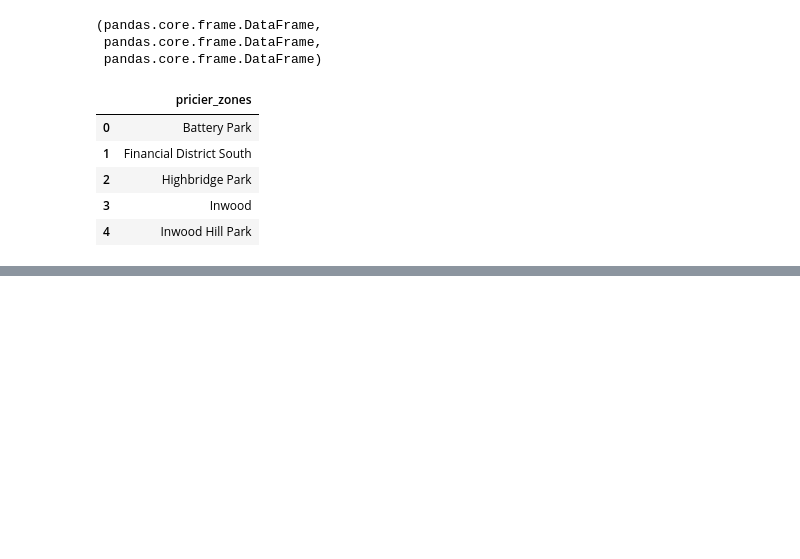
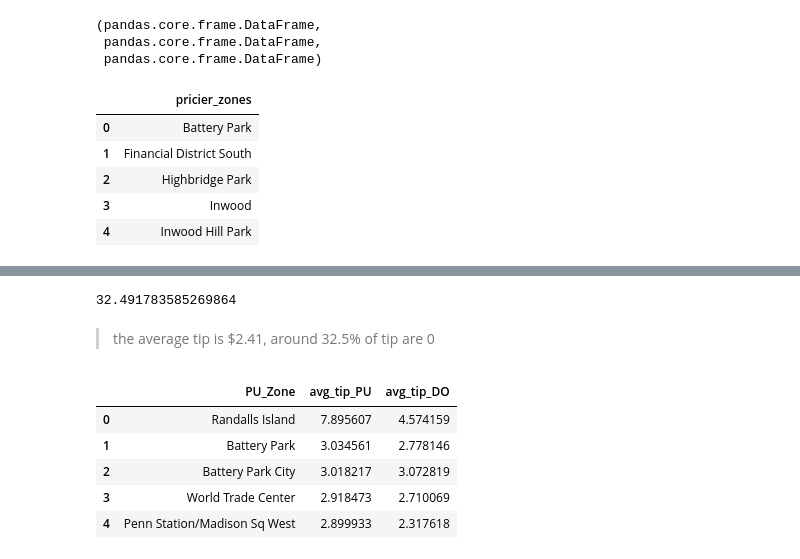
Before and after one commit to jjen1/nyc-taxis-trends, a Jupyter notebook: notebooks/yellow_taxis_eda.ipynb, the cells around one changed output, grey strips where cells are left out. Cells and saved outputs as stored; diff of their text form; code cells hidden in the pictures; blank space fills up the shorter version.

```diff
--- a/notebooks/yellow_taxis_eda.ipynb
+++ b/notebooks/yellow_taxis_eda.ipynb
@@ -930,8 +929,7 @@ borough_fares[['PU_Borough', 'DO_Borough', 'average_fare', 'overall_avg_fare','f
     * **avg_zones**: zones with fares between the 25th and 75th percentiles of borough average fare
 # %%
 # starting with Manhattan, since it has the most rides
-m_avg_fare = manhattan_cleaned['fare_amount'].mean() # average fare amount in Manhattan
+# first, filtering out the canceled/refunded rides to get accurate aggregations
 
-# average fare amount by PU & DO Zone
-m_pu = manhattan_cleaned.groupby('PU_Zone')['fare_amount'].mean().reset_index(name='avg_fare')
-m_do = manhattan_cleaned.groupby('DO_Zone')['fare_amount'].mean().reset_index(name='avg_fare')
+m_canceled_rides = identify_cancelled_rides(manhattan)
+manhattan_cleaned = remove_cancelled_fare_pairs(manhattan, m_canceled_rides)
@@ -1014,0 +1119,19 @@ manhattan_tip_behavior.groupby(['PU_Zone','DO_Zone'])['fare_amount'].describe()
+# %%
+manhattan_cleaned[manhattan_cleaned['tip_amount'] == 0].shape[0] / manhattan_cleaned.shape[0] * 100  # percentage of rides with no tips
+# %% [output]
+32.491783585269864
+# %% [markdown]
+> the average tip is $2.41, around 32.5% of tip are 0
+# %%
+# highest average tips
+m_pu_avg_tips = manhattan_cleaned.groupby('PU_Zone')['tip_amount'].mean().reset_index(name='avg_tip').sort_values(by='avg_tip', ascending=False)
+m_do_avg_tips = manhattan_cleaned.groupby('DO_Zone')['tip_amount'].mean().reset_index(name='avg_tip').sort_values(by='avg_tip', ascending=False)
+m_high_tip_zones = pd.merge(m_pu_avg_tips, m_do_avg_tips, left_on='PU_Zone', right_on='DO_Zone', suffixes=('_PU', '_DO'))
+m_high_tip_zones[['PU_Zone', 'avg_tip_PU', 'avg_tip_DO']].head()
+# %% [output]
+|  | PU_Zone | avg_tip_PU | avg_tip_DO |
+| 0 | Randalls Island | 7.895607 | 4.574159 |
+| 1 | Battery Park | 3.034561 | 2.778146 |
+| 2 | Battery Park City | 3.018217 | 3.072819 |
+| 3 | World Trade Center | 2.918473 | 2.710069 |
+| 4 | Penn Station/Madison Sq West | 2.899933 | 2.317618 |
```
Also changed, not shown: parts of 36 cells of this notebook, 1 other file.
